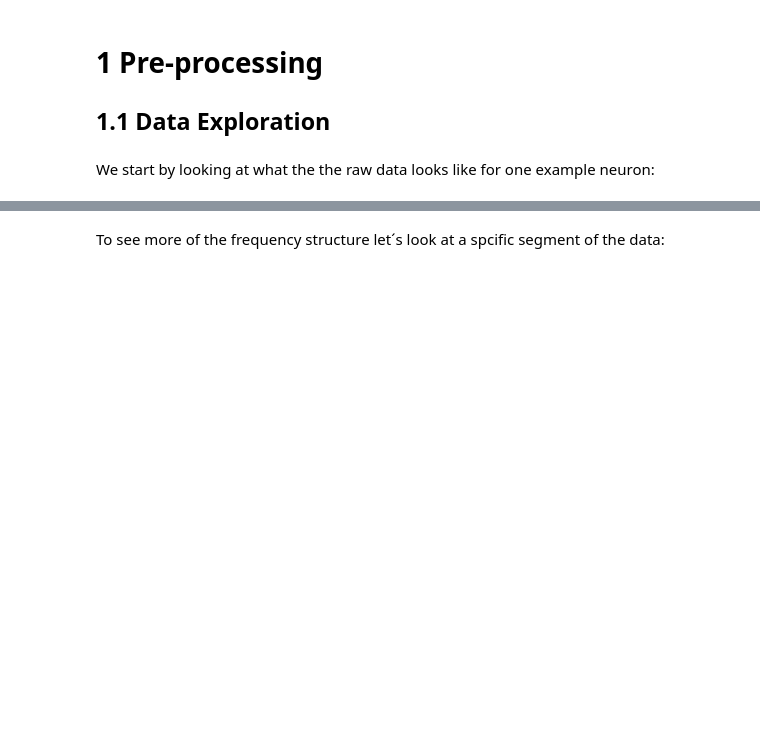
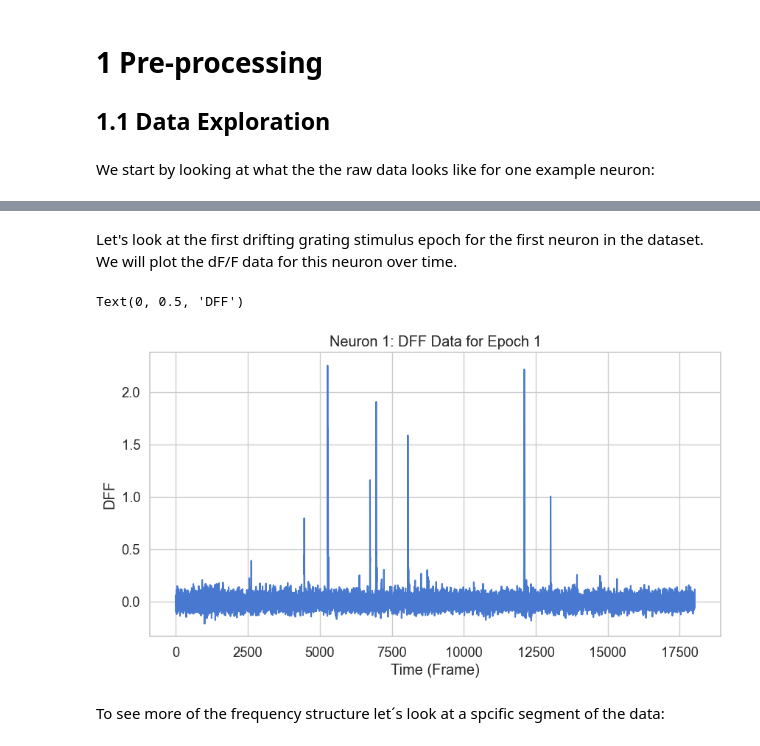
Before and after one commit to SaschaLeander/NeuralDataScience, a Jupyter notebook: FinalProject/practical01.ipynb, the cells around one changed output, grey strips where cells are left out. Saved outputs shown, nothing was run; the diff lists cells and outputs as text; code cells hidden in the pictures; blank space fills up the shorter version.

```diff
--- a/FinalProject/practical01.ipynb
+++ b/FinalProject/practical01.ipynb
@@ -153,3 +144,21 @@ plot_dff(data)
+# %% [markdown]
+Let's look at the first drifting grating stimulus epoch for the first neuron in the dataset. We will plot the dF/F data for this neuron over time.
+# %%
+# Epoch 1: drifting grating stimulus [747, 18775]
+
+start, end = data["stim_epoch_table"].iloc[0][["start", "end"]]
+neuron = 0  # Specify the neuron index to plot
+plt.figure(figsize=(10, 5))
+plt.plot(
+    dff[neuron][start:end],
+    label=f"Neuron {neuron} - Epoch 1",
+)
+plt.title("Neuron 1: DFF Data for Epoch 1")
+plt.xlabel("Time (Frame)")
+plt.ylabel("DFF")
+# %% [output]
+Text(0, 0.5, 'DFF')
+[figure, added]
 # %% [markdown]
 To see more of the frequency structure let´s look at a spcific segment of the data:
 # %%
```
Also changed, not shown: parts of 25 cells of this notebook.
